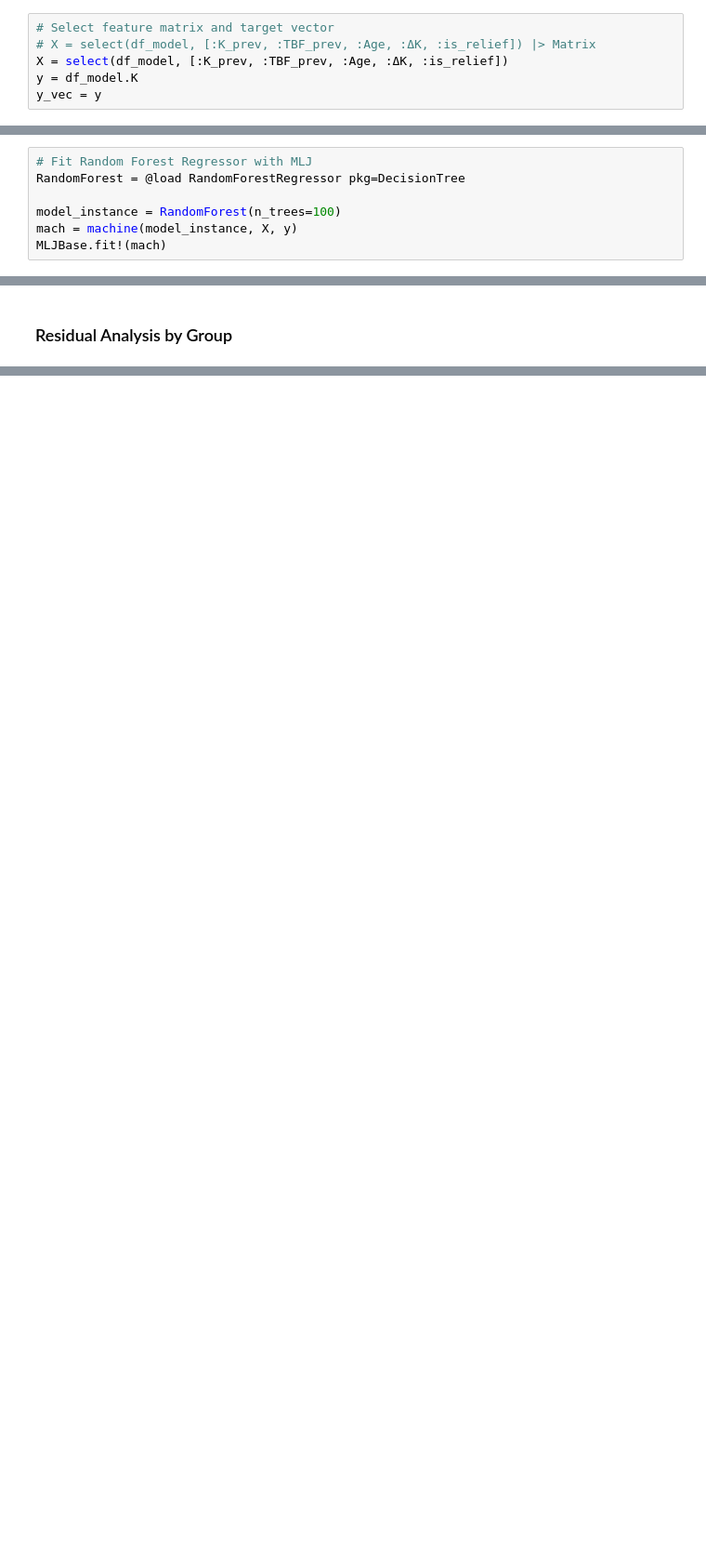
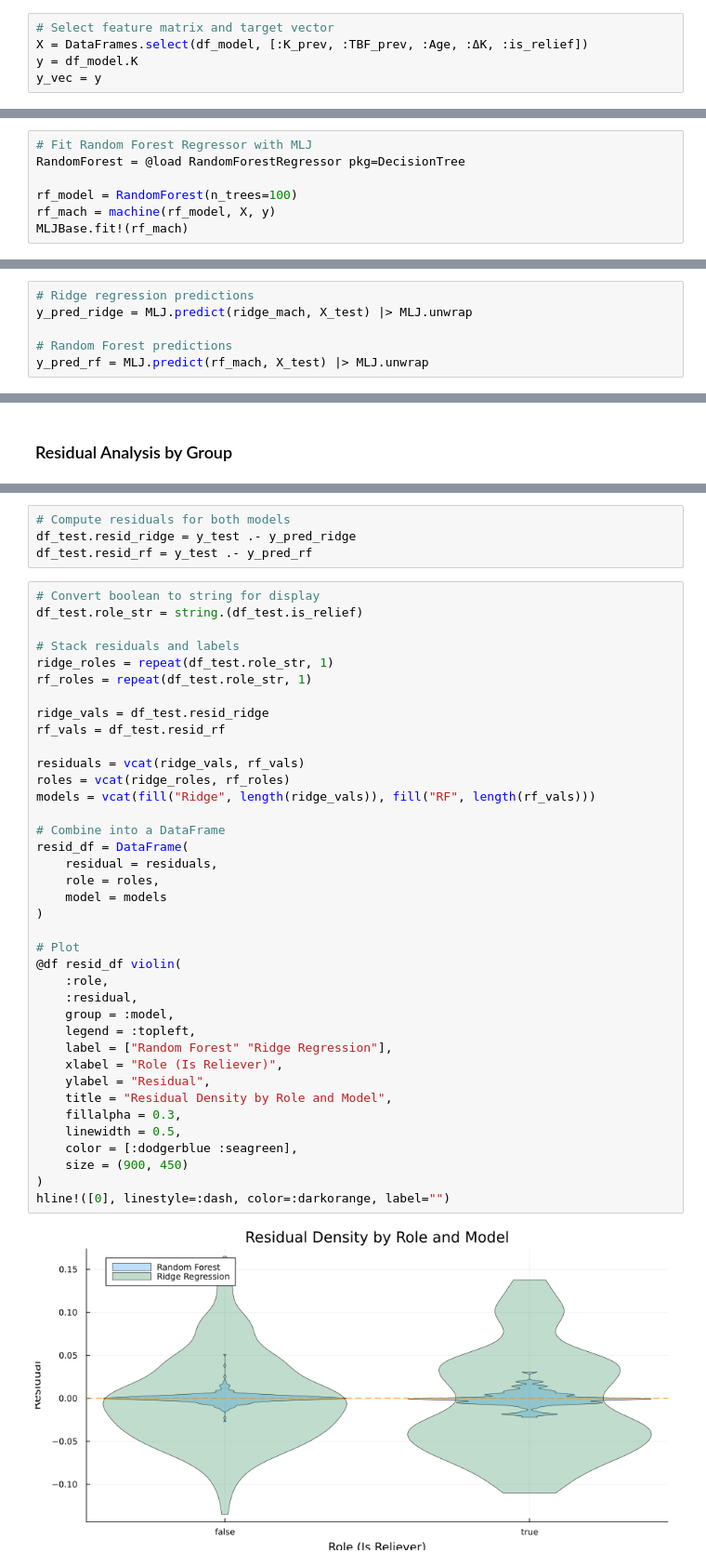
Before and after one commit to williamsryan/QuantAnalysisAssets, a Jupyter notebook: phillies_takehome/phillies_kpercent_model.ipynb, the cells around one changed output, grey strips where cells are left out. Shown at 93% size. Cells and saved outputs as stored; diff of their text form; blank space fills up the shorter version.

```diff
--- a/phillies_takehome/phillies_kpercent_model.ipynb
+++ b/phillies_takehome/phillies_kpercent_model.ipynb
@@ -138,7 +123,6 @@ player_lookup = Dict(pid => i for (i, pid) in enumerate(unique_players))
 player_index = [player_lookup[pid] for pid in df_model.MLBAMID]
 # %%
 # Select feature matrix and target vector
-# X = select(df_model, [:K_prev, :TBF_prev, :Age, :ΔK, :is_relief]) |> Matrix
-X = select(df_model, [:K_prev, :TBF_prev, :Age, :ΔK, :is_relief])
+X = DataFrames.select(df_model, [:K_prev, :TBF_prev, :Age, :ΔK, :is_relief])
 y = df_model.K
 y_vec = y
@@ -171,6 +155,6 @@ y_vec = y
 # Fit Random Forest Regressor with MLJ
 RandomForest = @load RandomForestRegressor pkg=DecisionTree
 
-model_instance = RandomForest(n_trees=100)
-mach = machine(model_instance, X, y)
-MLJBase.fit!(mach)
+rf_model = RandomForest(n_trees=100)
+rf_mach = machine(rf_model, X, y)
+MLJBase.fit!(rf_mach)
@@ -210,2 +163,8 @@ y_pred = MLJ.predict(mach, X) |> MLJ.unwrap
+# %%
+# Ridge regression predictions
+y_pred_ridge = MLJ.predict(ridge_mach, X_test) |> MLJ.unwrap
+
+# Random Forest predictions
+y_pred_rf = MLJ.predict(rf_mach, X_test) |> MLJ.unwrap
 # %% [markdown]
 ### Performance Evaluation
@@ -438,0 +286,44 @@ hline!([0], linestyle = :dash, color = :gray)
+# %%
+# Compute residuals for both models
+df_test.resid_ridge = y_test .- y_pred_ridge
+df_test.resid_rf = y_test .- y_pred_rf
+# %%
+# Convert boolean to string for display
+df_test.role_str = string.(df_test.is_relief)
+
+# Stack residuals and labels
+ridge_roles = repeat(df_test.role_str, 1)
+rf_roles = repeat(df_test.role_str, 1)
+
+ridge_vals = df_test.resid_ridge
+rf_vals = df_test.resid_rf
+
+residuals = vcat(ridge_vals, rf_vals)
+roles = vcat(ridge_roles, rf_roles)
+models = vcat(fill("Ridge", length(ridge_vals)), fill("RF", length(rf_vals)))
+
+# Combine into a DataFrame
+resid_df = DataFrame(
+    residual = residuals,
+    role = roles,
+    model = models
+)
+
+# Plot
+@df resid_df violin(
+    :role,
+    :residual,
+    group = :model,
+    legend = :topleft,
+    label = ["Random Forest" "Ridge Regression"],
+    xlabel = "Role (Is Reliever)",
+    ylabel = "Residual",
+    title = "Residual Density by Role and Model",
+    fillalpha = 0.3,
+    linewidth = 0.5,
+    color = [:dodgerblue :seagreen],
+    size = (900, 450)
+)
+hline!([0], linestyle=:dash, color=:darkorange, label="")
+# %% [output]
+[figure, added]
```
Also changed, not shown: parts of 40 cells of this notebook, 4 other files.
